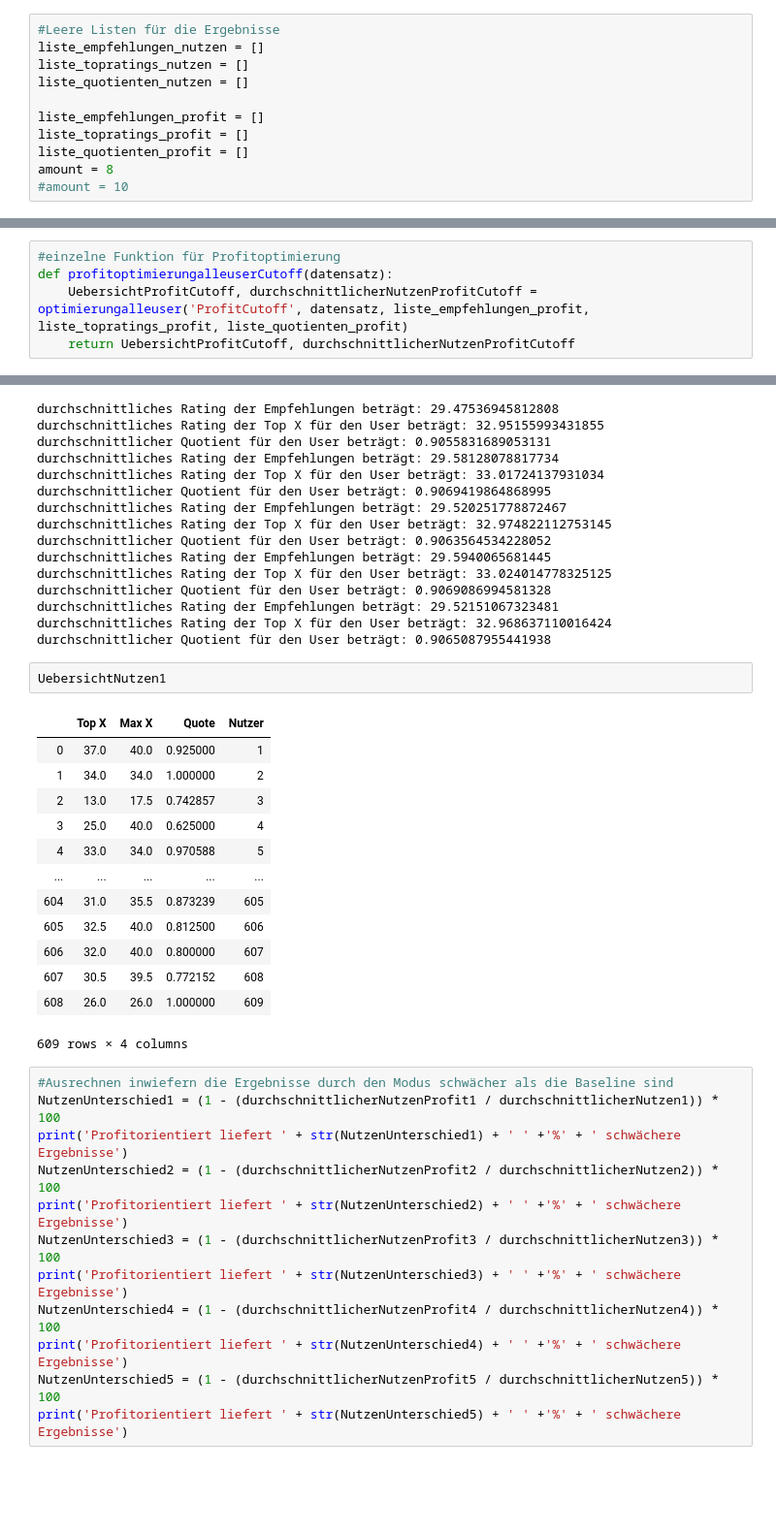
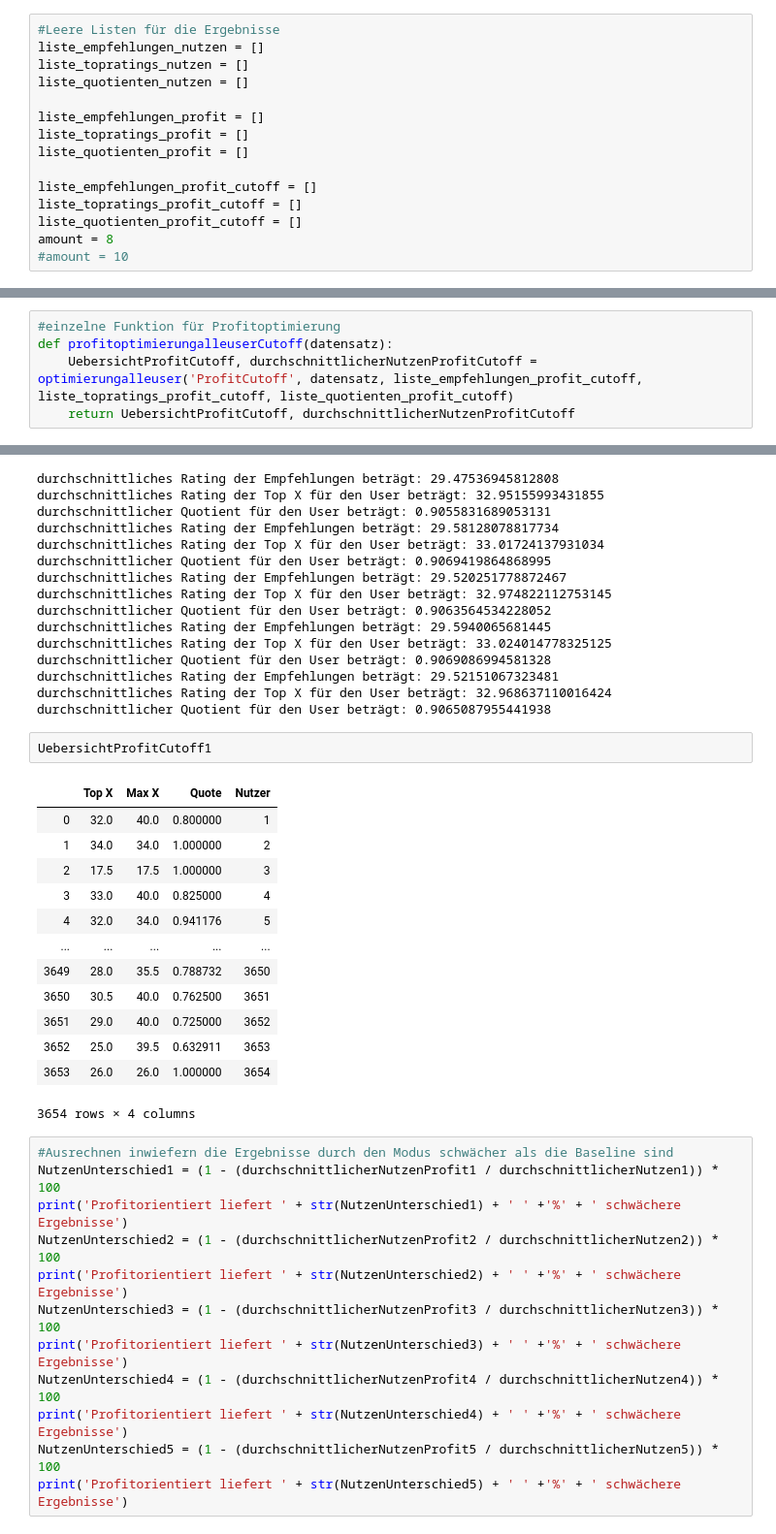
Before and after one commit to paulhilge/BA-Recommending, a Jupyter notebook: 100kNutzenProfit.ipynb, the cells around one changed output, grey strips where cells are left out. Shown at 97% size. Drawn from its saved outputs; the diff is of its cells as text; blank space fills up the shorter version.

Commit message:
Update 100kNutzenProfit.ipynb
kleines Update

```diff
--- a/100kNutzenProfit.ipynb
+++ b/100kNutzenProfit.ipynb
@@ -195,6 +195,10 @@ liste_quotienten_nutzen = []
 liste_empfehlungen_profit = []
 liste_topratings_profit = []
 liste_quotienten_profit = []
+
+liste_empfehlungen_profit_cutoff = []
+liste_topratings_profit_cutoff = []
+liste_quotienten_profit_cutoff = []
 amount = 8
 #amount = 10
 # %%
@@ -248,7 +252,7 @@ def profitoptimierungalleuser(datensatz):
 # %%
 #einzelne Funktion für Profitoptimierung
 def profitoptimierungalleuserCutoff(datensatz):
-    UebersichtProfitCutoff, durchschnittlicherNutzenProfitCutoff = optimierungalleuser('ProfitCutoff', datensatz, liste_empfehlungen_profit, liste_topratings_profit, liste_quotienten_profit)
+    UebersichtProfitCutoff, durchschnittlicherNutzenProfitCutoff = optimierungalleuser('ProfitCutoff', datensatz, liste_empfehlungen_profit_cutoff, liste_topratings_profit_cutoff, liste_quotienten_profit_cutoff)
     return UebersichtProfitCutoff, durchschnittlicherNutzenProfitCutoff
 # %%
 """
@@ -329,22 +333,22 @@ durchschnittlicher Quotient für den User beträgt: 0.9069086994581328
 durchschnittliches Rating der Empfehlungen beträgt: 29.52151067323481
 durchschnittliches Rating der Top X für den User beträgt: 32.968637110016424
 durchschnittlicher Quotient für den User beträgt: 0.9065087955441938
-# %%
-UebersichtNutzen1
-# %% [output]
-|  | Top X | Max X | Quote | Nutzer |
-| 0 | 37.0 | 40.0 | 0.925000 | 1 |
-| 1 | 34.0 | 34.0 | 1.000000 | 2 |
-| 2 | 13.0 | 17.5 | 0.742857 | 3 |
-| 3 | 25.0 | 40.0 | 0.625000 | 4 |
-| 4 | 33.0 | 34.0 | 0.970588 | 5 |
-| ... | ... | ... | ... | ... |
-| 604 | 31.0 | 35.5 | 0.873239 | 605 |
-| 605 | 32.5 | 40.0 | 0.812500 | 606 |
-| 606 | 32.0 | 40.0 | 0.800000 | 607 |
-| 607 | 30.5 | 39.5 | 0.772152 | 608 |
-| 608 | 26.0 | 26.0 | 1.000000 | 609 |
-609 rows × 4 columns
+# %%
+UebersichtProfitCutoff1
+# %% [output]
+|  | Top X | Max X | Quote | Nutzer |
+| 0 | 32.0 | 40.0 | 0.800000 | 1 |
+| 1 | 34.0 | 34.0 | 1.000000 | 2 |
+| 2 | 17.5 | 17.5 | 1.000000 | 3 |
+| 3 | 33.0 | 40.0 | 0.825000 | 4 |
+| 4 | 32.0 | 34.0 | 0.941176 | 5 |
+| ... | ... | ... | ... | ... |
+| 3649 | 28.0 | 35.5 | 0.788732 | 3650 |
+| 3650 | 30.5 | 40.0 | 0.762500 | 3651 |
+| 3651 | 29.0 | 40.0 | 0.725000 | 3652 |
+| 3652 | 25.0 | 39.5 | 0.632911 | 3653 |
+| 3653 | 26.0 | 26.0 | 1.000000 | 3654 |
+3654 rows × 4 columns
 # %%
 #Ausrechnen inwiefern die Ergebnisse durch den Modus schwächer als die Baseline sind
 NutzenUnterschied1 = (1 - (durchschnittlicherNutzenProfit1 / durchschnittlicherNutzen1)) * 100
```
